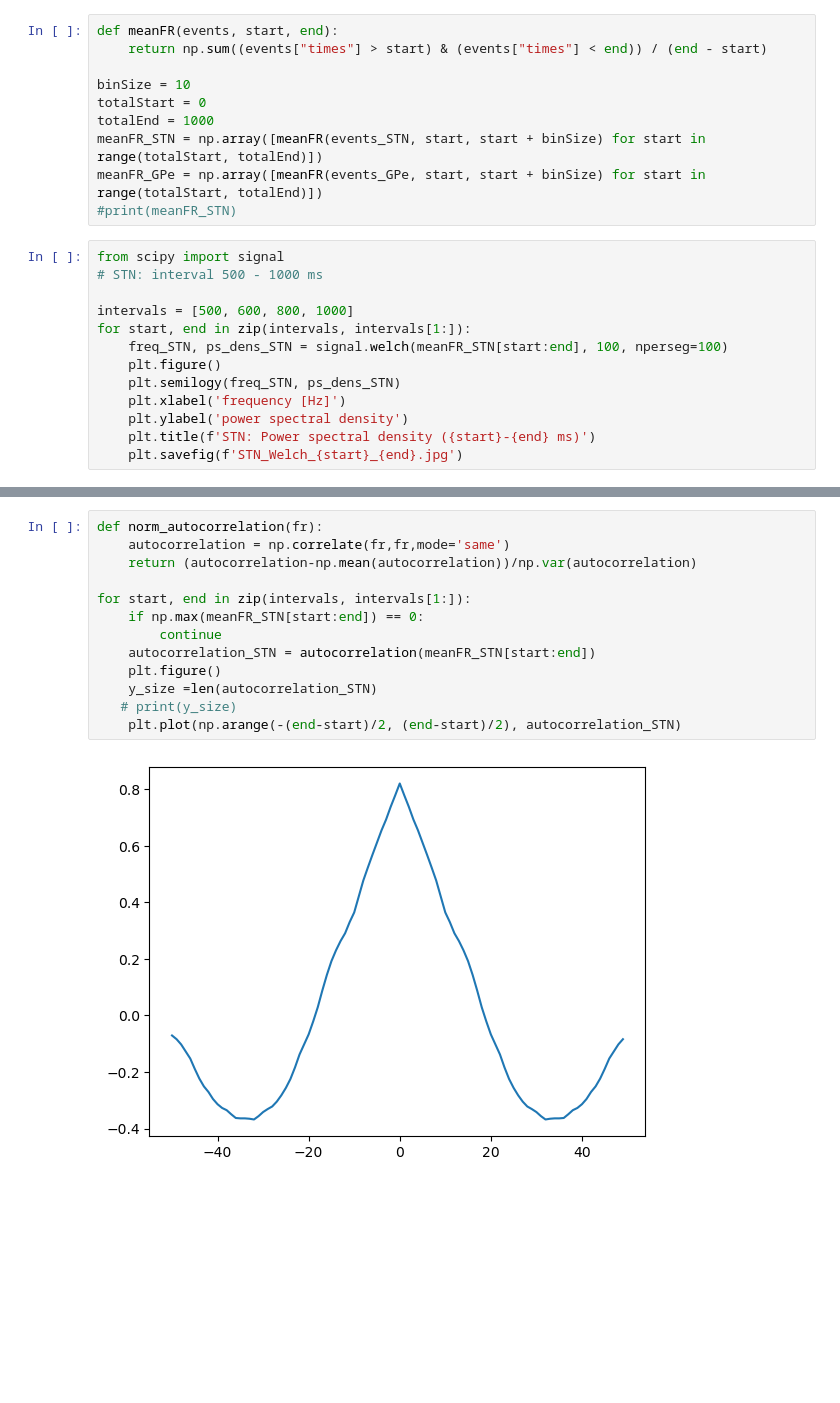
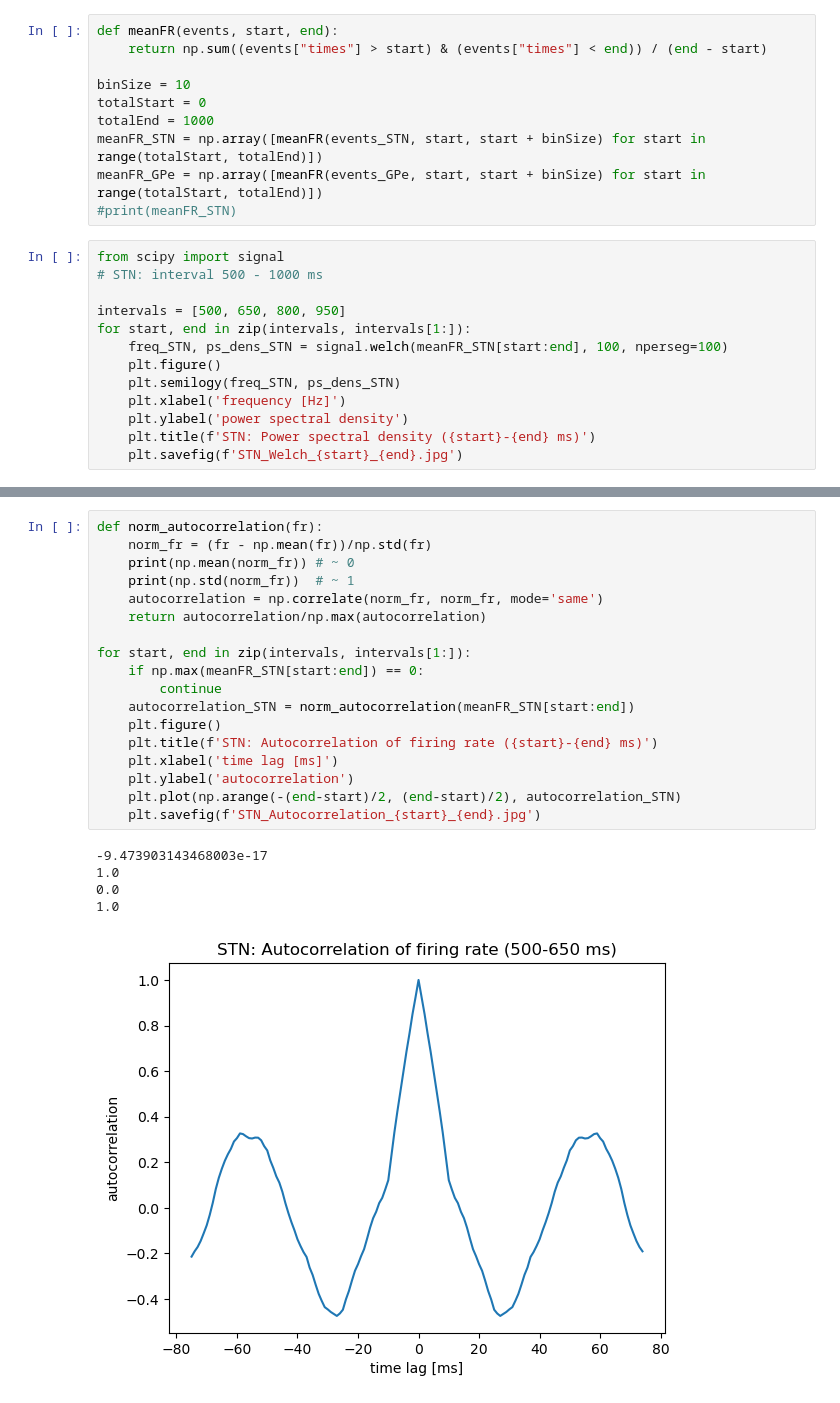
Before and after one commit to LadaKa/informatics-and-cognitive-science, a Jupyter notebook: Code/Python/FinalProject.ipynb, the cells around one changed output, grey strips where cells are left out. Cells and saved outputs as stored; diff of their text form; blank space fills up the shorter version.

Commit message:
Modified intervals (500, 650, 800, 950). Normalized autocorrelation.

```diff
--- a/Code/Python/FinalProject.ipynb
+++ b/Code/Python/FinalProject.ipynb
@@ -164,7 +164,7 @@ meanFR_GPe = np.array([meanFR(events_GPe, start, start + binSize) for start in r
 from scipy import signal
 # STN: interval 500 - 1000 ms
 
-intervals = [500, 600, 800, 1000]
+intervals = [500, 650, 800, 950]
 for start, end in zip(intervals, intervals[1:]):
     freq_STN, ps_dens_STN = signal.welch(meanFR_STN[start:end], 100, nperseg=100)
     plt.figure()
@@ -194,15 +194,24 @@ for start, end in zip(intervals, intervals[1:]):
 # %%
 def norm_autocorrelation(fr):
-    autocorrelation = np.correlate(fr,fr,mode='same')
-    return (autocorrelation-np.mean(autocorrelation))/np.var(autocorrelation)
+    norm_fr = (fr - np.mean(fr))/np.std(fr)
+    print(np.mean(norm_fr)) # ~ 0
+    print(np.std(norm_fr))  # ~ 1
+    autocorrelation = np.correlate(norm_fr, norm_fr, mode='same')
+    return autocorrelation/np.max(autocorrelation)
 
 for start, end in zip(intervals, intervals[1:]):
     if np.max(meanFR_STN[start:end]) == 0:
         continue
-    autocorrelation_STN = autocorrelation(meanFR_STN[start:end])
+    autocorrelation_STN = norm_autocorrelation(meanFR_STN[start:end])
     plt.figure()
-    y_size =len(autocorrelation_STN)
-   # print(y_size)
+    plt.title(f'STN: Autocorrelation of firing rate ({start}-{end} ms)')
+    plt.xlabel('time lag [ms]')
+    plt.ylabel('autocorrelation')
     plt.plot(np.arange(-(end-start)/2, (end-start)/2), autocorrelation_STN)
+    plt.savefig(f'STN_Autocorrelation_{start}_{end}.jpg')
 # %% [output]
+-9.473903143468003e-17
+1.0
+0.0
+1.0
-[figure, old version]
+[figure, new version]
```
Also changed, not shown: parts of 5 cells of this notebook.
